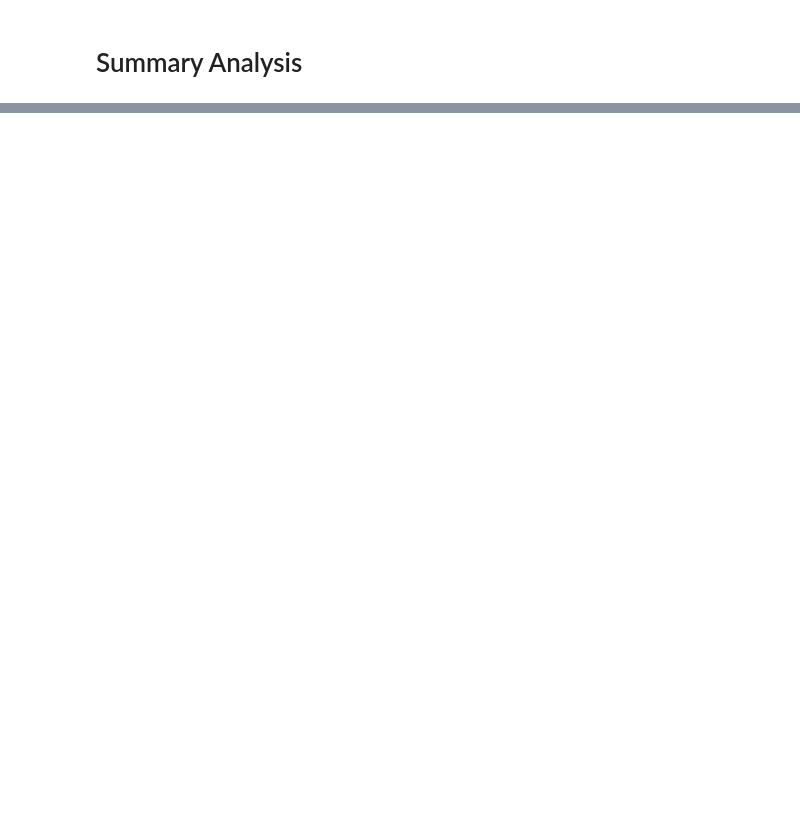
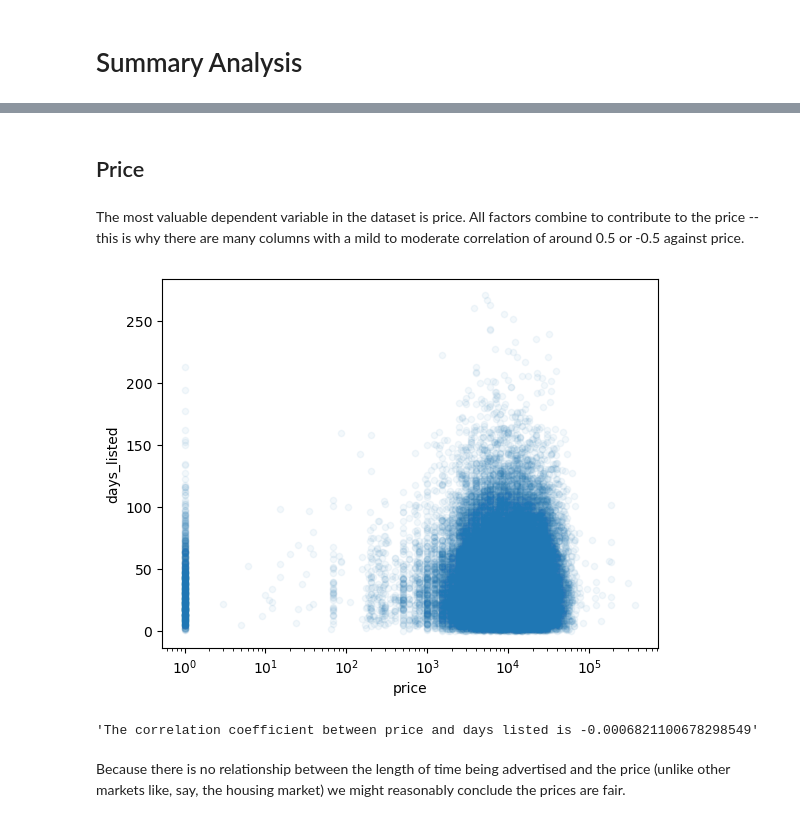
Before and after one commit to briantmcelroy/Sprint4App, a Jupyter notebook: notebooks/EDA.ipynb, the cells around one changed output, grey strips where cells are left out. Cells and saved outputs as stored; diff of their text form; code cells hidden in the pictures; blank space fills up the shorter version.

```diff
--- a/notebooks/EDA.ipynb
+++ b/notebooks/EDA.ipynb
@@ -112,0 +172,4 @@ plt.show()
+# %% [markdown]
+## Price
+# %% [markdown]
+The most valuable dependent variable in the dataset is price. All factors combine to contribute to the price -- this is why there are many columns with a mild to moderate correlation of around 0.5 or -0.5 against price.
@@ -112,0 +187,14 @@ plt.show()
+# %%
+# Compare price to days on market. If the prices are too high relative to the real value of the vehicle, they should take longer to sell
+df.plot(x='price', y='days_listed', kind='scatter', alpha=0.05)
+plt.xscale('log')
+plt.show()
+
+# Calculate correlation
+price_vs_listed_corr = df['price'].corr(df['days_listed'])
+display(f'The correlation coefficient between price and days listed is {price_vs_listed_corr}')
+# %% [output]
+[figure, added]
+'The correlation coefficient between price and days listed is -0.0006821100678298549'
+# %% [markdown]
+Because there is no relationship between the length of time being advertised and the price (unlike other markets like, say, the housing market) we might reasonably conclude the prices are fair.
```
Also changed, not shown: parts of 25 cells of this notebook, 3 other files.
